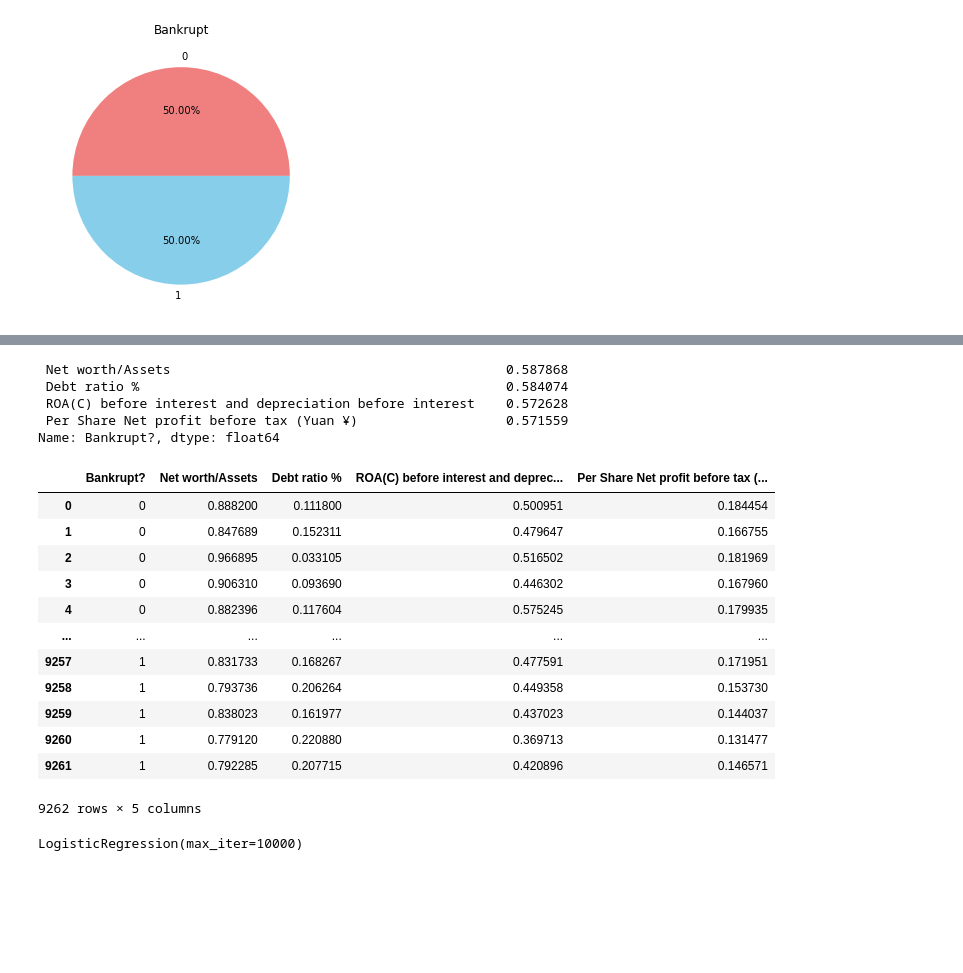
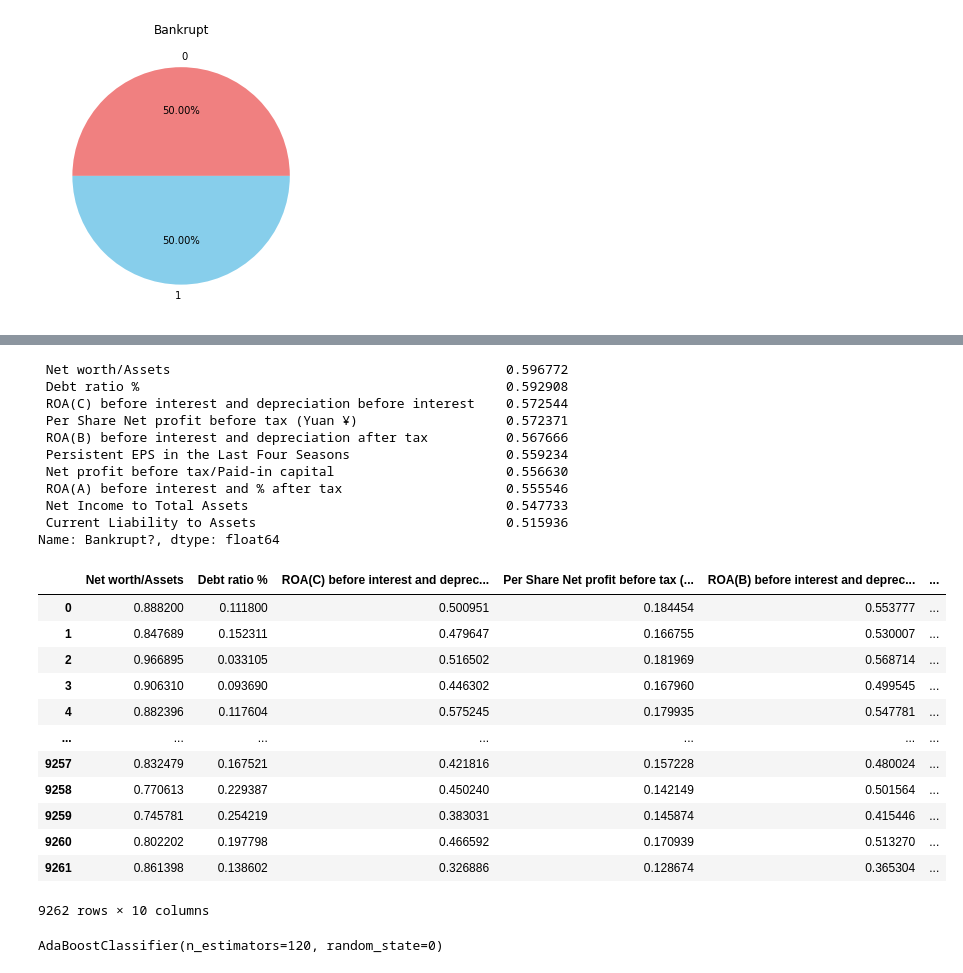
Before and after one commit to mimicatsu/kmeans-with-anfis, a Jupyter notebook: bankruptcy-hw3 new select.ipynb, the cells around one changed output, grey strips where cells are left out. Drawn from its saved outputs; the diff is of its cells as text; code cells hidden in the pictures; blank space fills up the shorter version.

Commit message:
done bankrupt

```diff
--- a/bankruptcy-hw3 new select.ipynb
+++ b/bankruptcy-hw3 new select.ipynb
@@ -18,6 +19,6 @@ from sklearn.linear_model import LinearRegression
 # %%
 #load the data
-data=pd.read_csv("bankruptcy(predict brankrupt or not).csv")
+data=pd.read_csv("bankruptcy.csv")
 # %%
 #realize the shape
 data.shape
@@ -241,32 +267,40 @@ def feature_selection_n(n):
     #print(f"Number of selected features: {len(selectedFeatures)} \n\nHighly relative feature list:\n{selectedFeatures}")
     return selectedFeatures
 # %%
-selectedFeatures=feature_selection_n(4)
+selectedFeatures=feature_selection_n(20)
 selectedFeatures
 # %% [output]
- Net worth/Assets                                           0.587868
- Debt ratio %                                               0.584074
- ROA(C) before interest and depreciation before interest    0.572628
- Per Share Net profit before tax (Yuan ¥)                   0.571559
+ Net worth/Assets                                           0.596772
+ Debt ratio %                                               0.592908
+ ROA(C) before interest and depreciation before interest    0.572544
+ Per Share Net profit before tax (Yuan ¥)                   0.572371
+ ROA(B) before interest and depreciation after tax          0.567666
+ Persistent EPS in the Last Four Seasons                    0.559234
+ Net profit before tax/Paid-in capital                      0.556630
+ ROA(A) before interest and % after tax                     0.555546
+ Net Income to Total Assets                                 0.547733
+ Current Liability to Assets                                0.515936
 Name: Bankrupt?, dtype: float64
 # %%
 x_train=data_balance[selectedFeatures.index]
-data_new=pd.concat([y_train,x_train],axis=1)
-data_new
+# y_train =
+# data_new=pd.concat([y_train,x_train],axis=1)
+# data_new
+x_train
 # %% [output]
-|  | Bankrupt? | Net worth/Assets | Debt ratio % | ROA(C) before interest and deprec... | Per Share Net profit before tax (... |
-| 0 | 0 | 0.888200 | 0.111800 | 0.500951 | 0.184454 |
-| 1 | 0 | 0.847689 | 0.152311 | 0.479647 | 0.166755 |
-| 2 | 0 | 0.966895 | 0.033105 | 0.516502 | 0.181969 |
-| 3 | 0 | 0.906310 | 0.093690 | 0.446302 | 0.167960 |
-| 4 | 0 | 0.882396 | 0.117604 | 0.575245 | 0.179935 |
-| ... | ... | ... | ... | ... | ... |
-| 9257 | 1 | 0.831733 | 0.168267 | 0.477591 | 0.171951 |
-| 9258 | 1 | 0.793736 | 0.206264 | 0.449358 | 0.153730 |
-| 9259 | 1 | 0.838023 | 0.161977 | 0.437023 | 0.144037 |
-| 9260 | 1 | 0.779120 | 0.220880 | 0.369713 | 0.131477 |
-| 9261 | 1 | 0.792285 | 0.207715 | 0.420896 | 0.146571 |
+|  | Net worth/Assets | Debt ratio % | ROA(C) before interest and deprec... | Per Share Net profit before tax (... | ROA(B) before interest and deprec... | ... |
+| 0 | 0.888200 | 0.111800 | 0.500951 | 0.184454 | 0.553777 | ... |
+| 1 | 0.847689 | 0.152311 | 0.479647 | 0.166755 | 0.530007 | ... |
+| 2 | 0.966895 | 0.033105 | 0.516502 | 0.181969 | 0.568714 | ... |
+| 3 | 0.906310 | 0.093690 | 0.446302 | 0.167960 | 0.499545 | ... |
+| 4 | 0.882396 | 0.117604 | 0.575245 | 0.179935 | 0.547781 | ... |
+| ... | ... | ... | ... | ... | ... | ... |
+| 9257 | 0.832479 | 0.167521 | 0.421816 | 0.157228 | 0.480024 | ... |
+| 9258 | 0.770613 | 0.229387 | 0.450240 | 0.142149 | 0.501564 | ... |
+| 9259 | 0.745781 | 0.254219 | 0.383031 | 0.145874 | 0.415446 | ... |
+| 9260 | 0.802202 | 0.197798 | 0.466592 | 0.170939 | 0.513270 | ... |
+| 9261 | 0.861398 | 0.138602 | 0.326886 | 0.128674 | 0.365304 | ... |
-9262 rows × 5 columns
+9262 rows × 10 columns
 # %%
 data_new.to_csv('bankruptcy_HW1_train.csv')
 # %%
@@ -275,9 +309,17 @@ data_new.to_csv('bankruptcy_HW1_train.csv')
 x=data_new.drop(["Bankrupt?"],axis=1)
 y=data_new["Bankrupt?"]
 # %%
-model = LogisticRegression(max_iter=10000)
+clf = AdaBoostClassifier(n_estimators=120, random_state=0)
+
+
+# clf = tree.DecisionTreeClassifier()
+# clf = clf.fit(X, Y)
+model = clf
+#先觀察都沒做feature selection前的mode準確度
+#由於是分類問題，適用LogisticRegression
+# model = LogisticRegression(max_iter=1000)
 model.fit(x_train,y_train)
 # %% [output]
-LogisticRegression(max_iter=10000)
+AdaBoostClassifier(n_estimators=120, random_state=0)
 # %%
 
```
Also changed, not shown: parts of 7 cells of this notebook, 9 other files.
